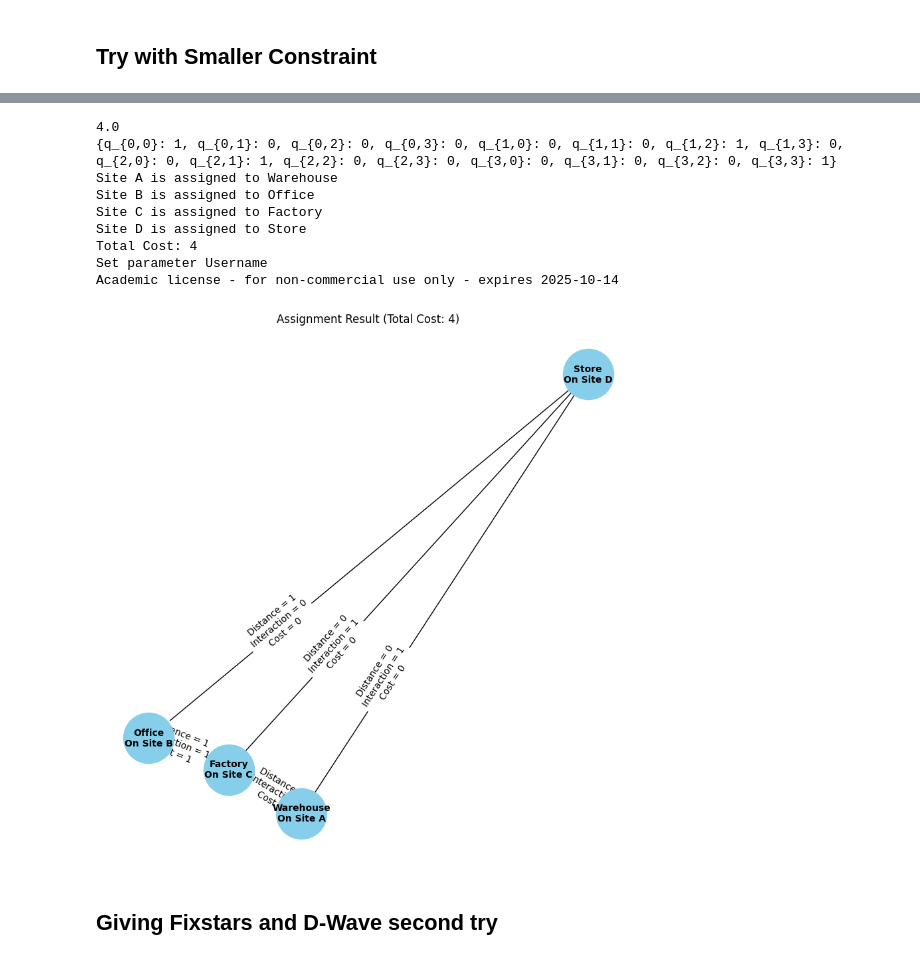
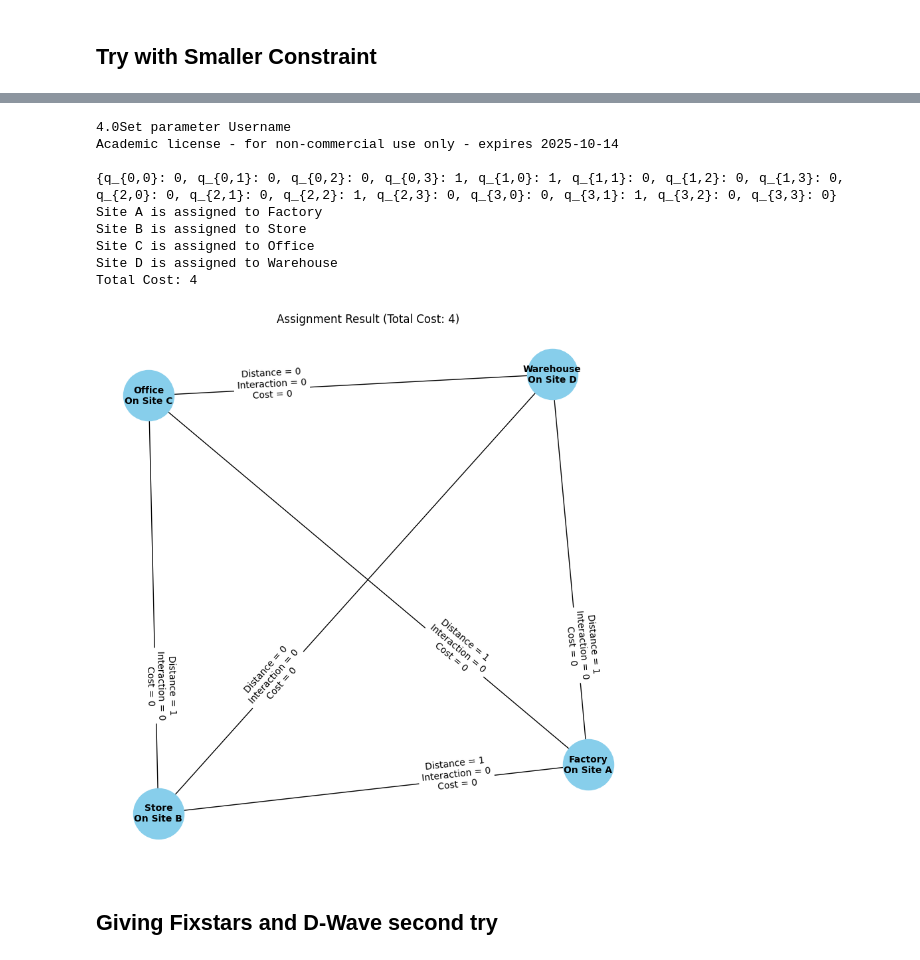
Before and after one commit to Q2TM/qubo_benchmarking, a Jupyter notebook: QAP/solvers.ipynb, the cells around one changed output, grey strips where cells are left out. Cells and saved outputs as stored; diff of their text form; code cells hidden in the pictures.

Commit message:
QAP: solving with three solvers

```diff
--- a/QAP/solvers.ipynb
+++ b/QAP/solvers.ipynb
@@ -230,13 +120,9 @@ print(result.client_result)
 # %% [markdown]
 ## Gurobi
 # %%
-from amplify import GurobiClient
+from Utils.solvers import GetGurobiClient
 
-clientG = GurobiClient(
-  library_path="/Library/gurobi1103/macos_universal2/lib/libgurobi110.dylib"
-)
-clientG.parameters.time_limit = timedelta(seconds=100)
-
+clientG = GetGurobiClient()
 resultG = solve(model, clientG)
 
 print(resultG.best.objective)
@@ -277,27 +159,27 @@ RuntimeError: result has no feasible solution
 # %% [markdown]
 ## Try with Smaller Constraint
 # %%
-s_distance = [
-        [0, 1, 1, 0],
-        [1, 0, 1, 1],
+small_distance = [
+        [0, 1, 1, 1],
+        [1, 0, 1, 0],
         [1, 1, 0, 0],
-        [0, 1, 0, 0]
+        [1, 0, 0, 0]
     ]
 
-s_interaction = [
-        [0, 1, 0, 1],
-        [1, 0, 1, 1],
-        [0, 1, 0, 0],
+small_interaction = [
+        [0, 1, 1, 1],
+        [1, 0, 0, 1],
+        [1, 0, 0, 0],
         [1, 1, 0, 0]
     ]
 
-s_model = create_qp_model(s_distance, s_interaction)
+small_model = create_qap_qp_model(small_distance, small_interaction)
 
 display(Markdown("### Objective: Minimize"))
-display(Markdown(f"${obj_to_latex(s_model["obj"])}$"))
+display(Markdown(obj_to_latex(small_model["obj"])))
 
 
 display(Markdown("### Constraint:"))
-display(Markdown(con_to_latex(s_model["c"])))
+display(Markdown(con_to_latex(small_model["c"])))
 # %% [output]
 ### Objective: Minimize
@@ -329,20 +214,22 @@ Because it is easiest and fastest
 # %%
-result_s_gurobi = solve(s_model["model"], clientG)
+result_small_gurobi = solve(small_model["model"], clientG)
 
-print(result_s_gurobi.best.objective)
-print(result_s_gurobi.best.values)
-assign_facilities(solution_to_map(result_s_gurobi, s_model["q"]), distance_matrix=s_distance, interaction_matrix=s_interaction)
+print(result_small_gurobi.best.objective)
+print(result_small_gurobi.best.values)
+assign_facilities(solution_to_map(
+    result_small_gurobi, small_model["q"]),
+    location_name, facility_name, small_distance, small_interaction)
 # %% [output]
-4.0
-{q_{0,0}: 1, q_{0,1}: 0, q_{0,2}: 0, q_{0,3}: 0, q_{1,0}: 0, q_{1,1}: 0, q_{1,2}: 1, q_{1,3}: 0, q_{2,0}: 0, q_{2,1}: 1, q_{2,2}: 0, q_{2,3}: 0, q_{3,0}: 0, q_{3,1}: 0, q_{3,2}: 0, q_{3,3}: 1}
-Site A is assigned to Warehouse
-Site B is assigned to Office
-Site C is assigned to Factory
-Site D is assigned to Store
+4.0Set parameter Username
+Academic license - for non-commercial use only - expires 2025-10-14
+
+{q_{0,0}: 0, q_{0,1}: 0, q_{0,2}: 0, q_{0,3}: 1, q_{1,0}: 1, q_{1,1}: 0, q_{1,2}: 0, q_{1,3}: 0, q_{2,0}: 0, q_{2,1}: 0, q_{2,2}: 1, q_{2,3}: 0, q_{3,0}: 0, q_{3,1}: 1, q_{3,2}: 0, q_{3,3}: 0}
+Site A is assigned to Factory
+Site B is assigned to Store
+Site C is assigned to Office
+Site D is assigned to Warehouse
 Total Cost: 4
-Set parameter Username
-Academic license - for non-commercial use only - expires 2025-10-14
-[figure, old version]
+[figure, new version]
 # %% [markdown]
 ## Giving Fixstars and D-Wave second try
 # %%
```
Also changed, not shown: parts of 49 cells of this notebook, 2 other files.
